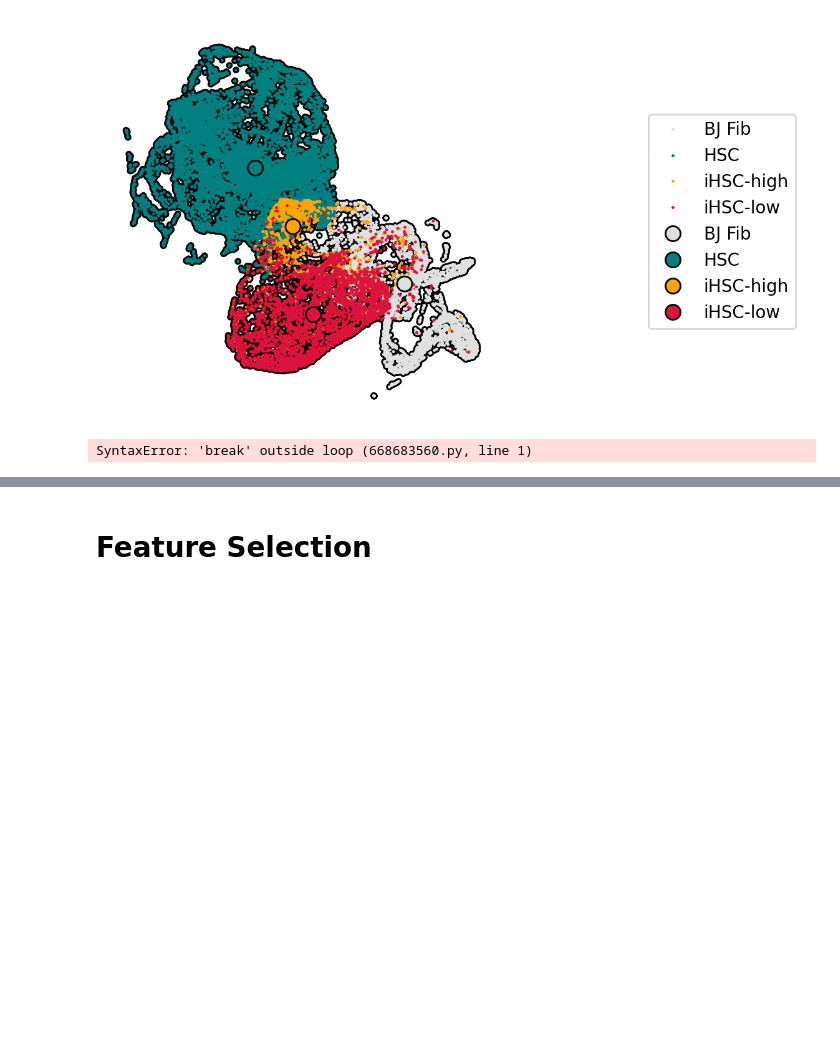
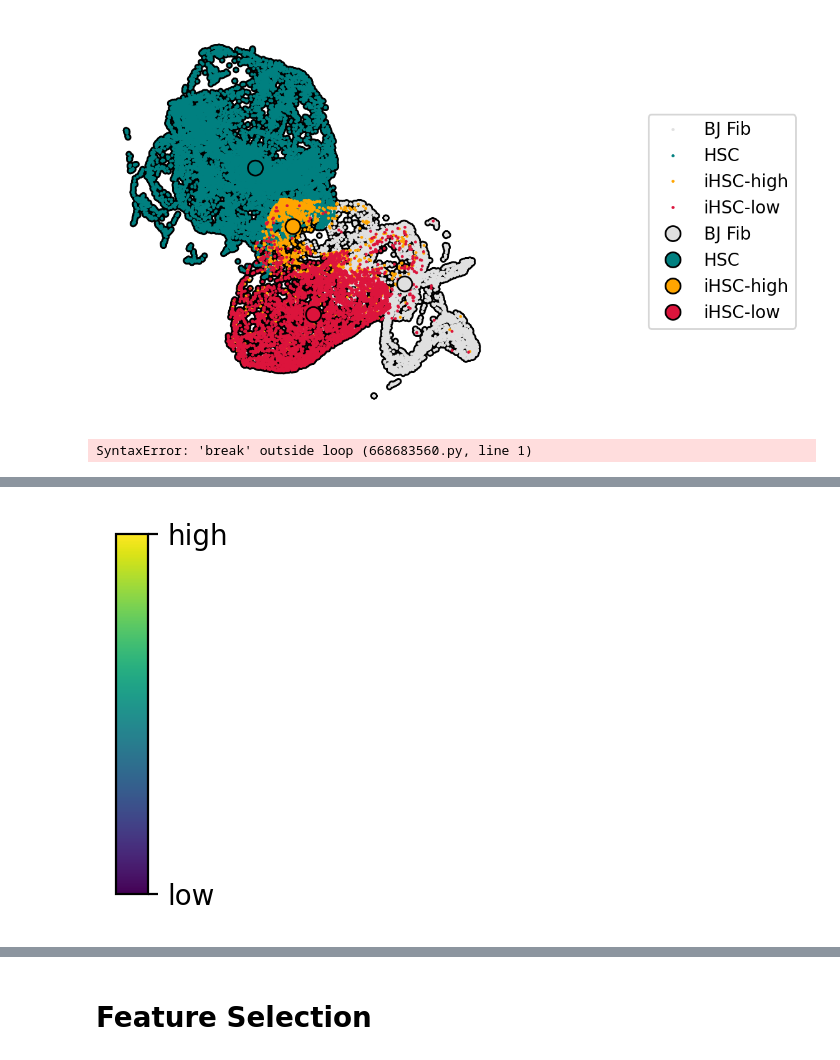
Before and after one commit to CooperStansbury/ONT-single-cell, a Jupyter notebook: notebooks/FIGURE_4_PLOT.ipynb, the cells around one changed output, grey strips where cells are left out. Drawn from its saved outputs; the diff is of its cells as text; code cells hidden in the pictures; blank space fills up the shorter version.

```diff
--- a/notebooks/FIGURE_4_PLOT.ipynb
+++ b/notebooks/FIGURE_4_PLOT.ipynb
@@ -484,4 +484,10 @@ query_genes = list(features[features[pathway]].index)
 query_genes = [x for x in query_genes if x in adata.var_names]
 list(np.random.choice(query_genes, 20, replace=False))
 # %%
-plt2.make_colorbar(tick_labels=['low', 'high'])
+plt2.make_colorbar(
+    width=0.2,
+    height=3.,
+    tick_labels=['low', 'high'],
+)
+# %% [output]
+[figure, added]
```
Also changed, not shown: parts of 2 cells of this notebook, 5 other files.
